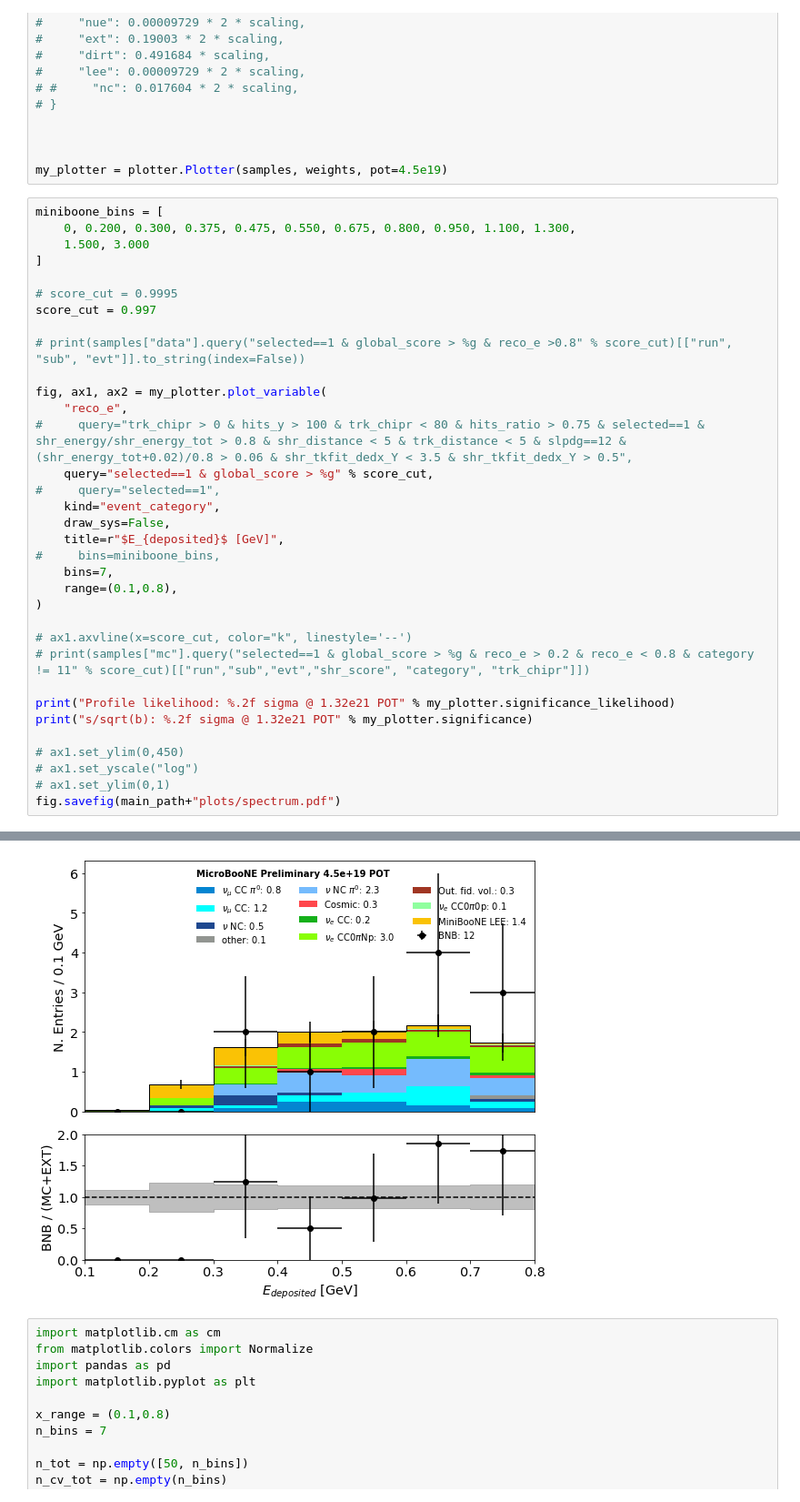
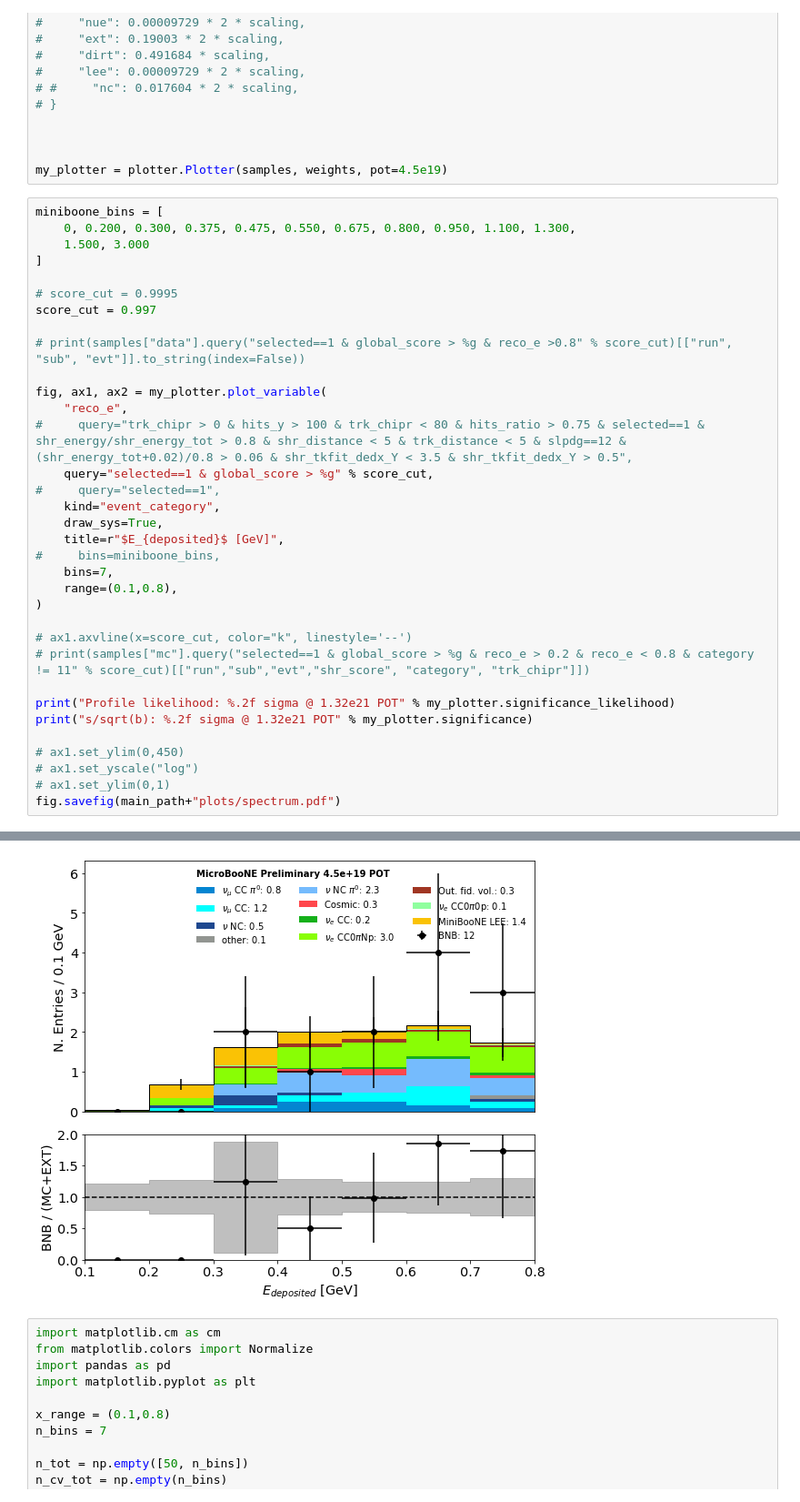
Before and after one commit to ubneutrinos/PELEE, a Jupyter notebook: Plotter.ipynb, the cells around one changed output, grey strips where cells are left out. Shown at 91% size. Drawn from its saved outputs; the diff is of its cells as text.

```diff
--- a/Plotter.ipynb
+++ b/Plotter.ipynb
@@ -298,7 +298,7 @@ fig, ax1, ax2 = my_plotter.plot_variable(
     query="selected==1 & global_score > %g" % score_cut,
 #     query="selected==1",
     kind="event_category",
-    draw_sys=False,
+    draw_sys=True,
     title=r"$E_{deposited}$ [GeV]",
 #     bins=miniboone_bins,
     bins=7,
@@ -321,4 +321,4 @@ s/sqrt(b): 0.80 sigma @ 1.32e21 POT
-[figure, old version]
+[figure, new version]
 # %%
 import matplotlib.cm as cm
 from matplotlib.colors import Normalize
```
Also changed, not shown: parts of 3 cells of this notebook, 3 other files.
